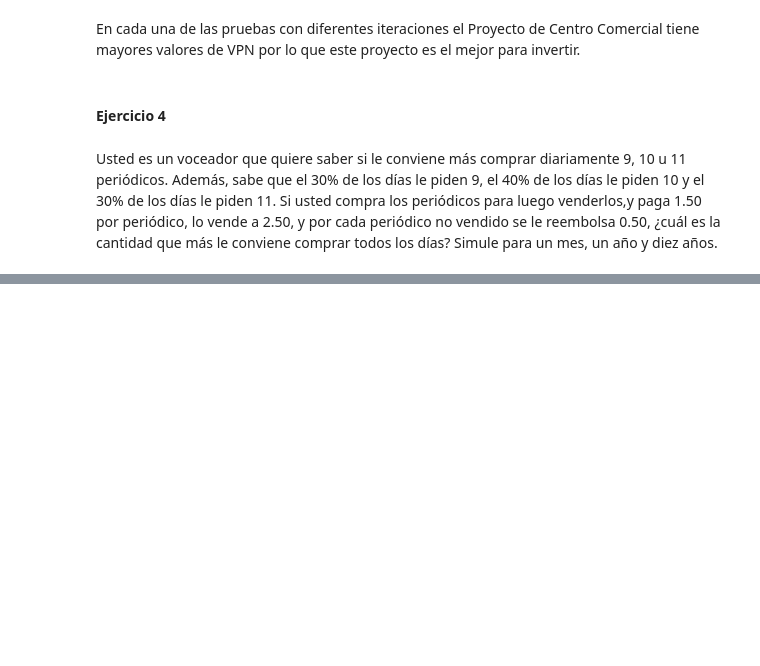
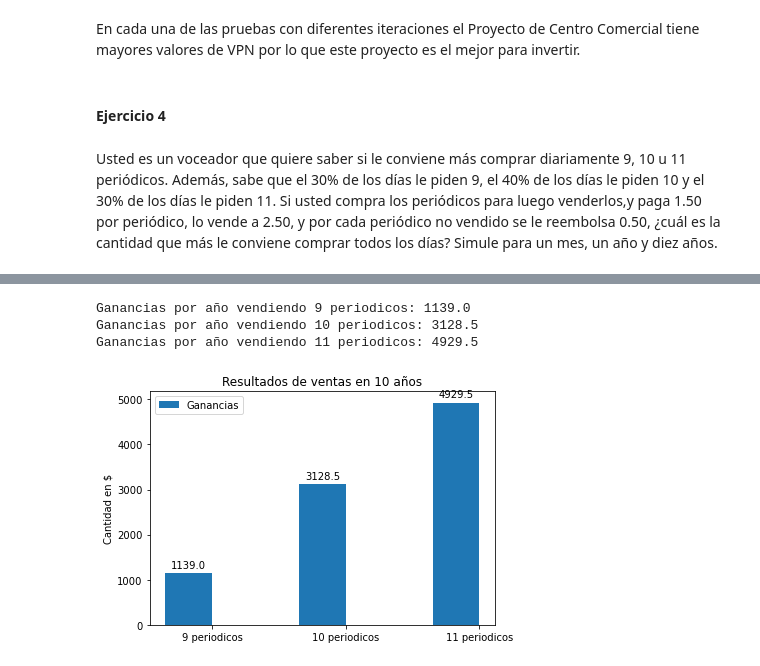
Before and after one commit to gusta257/MiniProyecto2, a Jupyter notebook: MiniProyecto2.ipynb, the cells around one changed output, grey strips where cells are left out. Cells and saved outputs as stored; diff of their text form; code cells hidden in the pictures; blank space fills up the shorter version.

```diff
--- a/MiniProyecto2.ipynb
+++ b/MiniProyecto2.ipynb
@@ -124,0 +268,43 @@ ran
+# %%
+for i in range(0,ANIOS10):
+    u =  random.random()
+    #print('random'+str(u))
+    if (u <= 0.30):
+        ganancias_9_10anios += VENDE - PAGA
+        ganancias_10_10anios += VENDE + REEMBOLSA - PAGA
+        ganancias_11_10anios += VENDE + REEMBOLSA - PAGA
+    elif (u > 0.30 and u <= 0.70):
+        ganancias_10_10anios += VENDE - PAGA
+        ganancias_11_10anios += VENDE + REEMBOLSA - PAGA
+    elif(u > 0.70 and u < 1):
+        ganancias_11_10anios += VENDE - PAGA
+ganancias_10anios = [ganancias_9_10anios,ganancias_10_10anios, ganancias_11_10anios]
+gastos_10anios = [PAGA*9*ANIOS10,PAGA*10*ANIOS10,PAGA*11*ANIOS10]
+
+print("Ganancias por año vendiendo 9 periodicos: "+str(ganancias_9_10anios))
+print("Ganancias por año vendiendo 10 periodicos: "+str(ganancias_10_10anios))
+print("Ganancias por año vendiendo 11 periodicos: "+str(ganancias_11_10anios))
+# %% [output]
+Ganancias por año vendiendo 9 periodicos: 1139.0
+Ganancias por año vendiendo 10 periodicos: 3128.5
+Ganancias por año vendiendo 11 periodicos: 4929.5
+# %%
+#Grafica de 10 anios
+fig, ax = plt.subplots()
+rects1 = ax.bar(x - width/2, ganancias_10anios, width, label='Ganancias')
+#rects2 = ax.bar(x + width/2, gastos_meses, width, label='Perdidas')
+
+ax.set_ylabel('Cantidad en $')
+ax.set_title('Resultados de ventas en 10 años')
+ax.set_xticks(x)
+ax.set_xticklabels(labels)
+ax.legend()
+
+autolabel(rects1)
+# autolabel(rects2)
+
+fig.tight_layout()
+
+plt.show()
+# %% [output]
+[figure, added]
```
Also changed, not shown: parts of 13 cells of this notebook.
